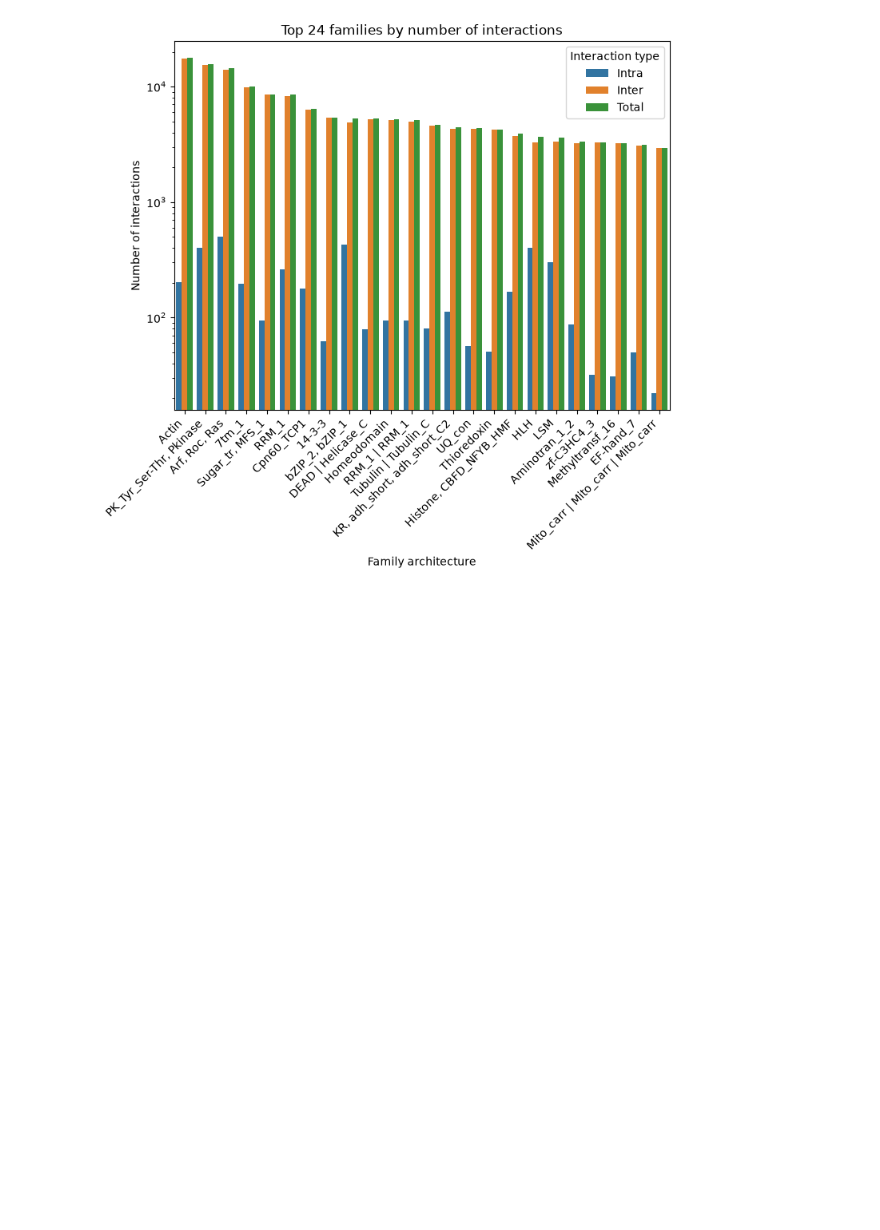
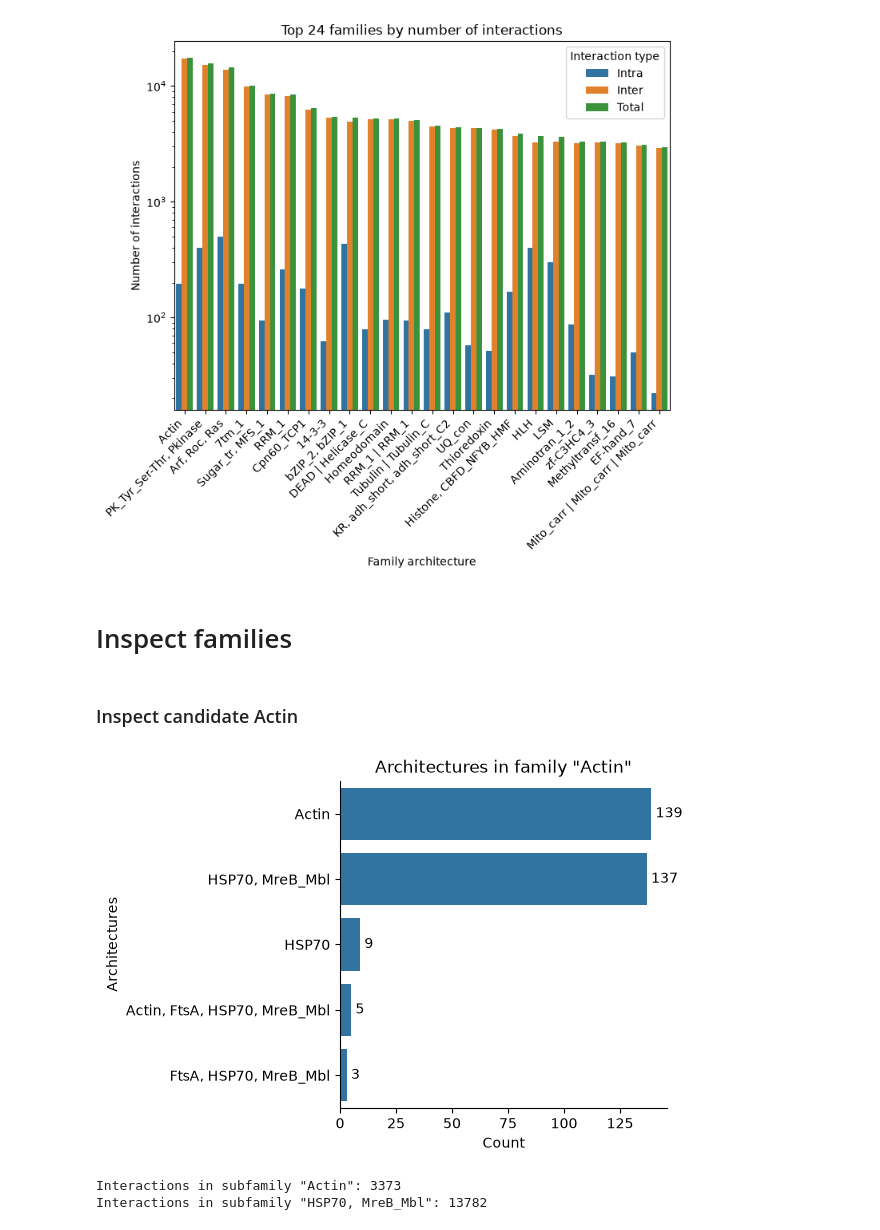
Before and after one commit to AlejandroSanchezCano/POFFT, a Jupyter notebook: visualization/X3.ipynb, the cells around one changed output. Saved outputs shown, nothing was run; the diff lists cells and outputs as text; code cells hidden in the pictures; blank space fills up the shorter version.

```diff
--- a/visualization/X3.ipynb
+++ b/visualization/X3.ipynb
@@ -150,3 +151,48 @@ plt.xticks(rotation=45, ha="right")
 plt.show()
 # %% [output]
 [figure]
+# %% [markdown]
+# Inspect families
+# %%
+# Obtain domain architectures from HMMER results
+domtblout_file = paths.CLUSTER / 'hmmscan.domtblout'
+domtblout = Domtblout.from_df_file(domtblout_file)
+domtblout.evalue_filter(
+    field='i_evalue',
+    threshold=config.IEVALUE_THRESHOLD
+)
+accession2architecture, _ = domtblout.solve_overlap(
+    alignment='env',
+    threshold=config.OVERLAP_THRESHOLD
+)
+# %%
+def plot_family_architectures(family: list) -> None:
+    # Instantiate domain architecture object
+    architecture = DomainArchitecture(family)
+
+    # Count domains
+    family_domains = []
+    for accession in representative2accessions[architecture]:
+        domains = accession2architecture[accession].domains()
+        domains = ', '.join(sorted(domains))
+        family_domains.append(domains)
+    family_domains = Counter(family_domains).most_common()
+    domains, counts = zip(*family_domains)
+
+    # Plot
+    fig, ax = plt.subplots(figsize=(6, max(4, 0.4 * len(domains))))
+    sns.barplot(
+        x=counts,
+        y=domains,
+        ax=ax,
+    )
+    ax.bar_label(ax.containers[0], padding=3)
+    ax.set(
+        xlabel="Count",
+        ylabel="Domains",
+    )
+    ax.spines[["top", "right"]].set_visible(False)
+    fig.tight_layout()
+    plt.title(f'Architectures in family "{architecture.prettify()}"')
+    plt.ylabel("Architectures")
+    plt.show()
@@ -152,0 +222,26 @@ plt.show()
+# %% [markdown]
+### Inspect candidate Actin
+# %%
+plot_family_architectures([['Actin']])
+# %% [output]
+[figure, added]
+# %%
+# Interactions in subfamily "Actin" of family "Actin"
+count_actin = 0
+count_hsp70 = 0
+for row in tqdm(df.itertuples(index=False, name=None), total=len(df)):
+    # Obtain architectures
+    architecture1 = DomainArchitecture(accession2architecture[row[0]])
+    name1 = architecture1.prettify()
+    architecture2 = DomainArchitecture(accession2architecture[row[1]])
+    name2 = architecture2.prettify()
+    if name1 == 'Actin' or name2 == 'Actin':
+        count_actin += 1
+    if name1 == 'HSP70, MreB_Mbl' or name2 == 'HSP70, MreB_Mbl':
+        count_hsp70 += 1
+
+print(f'Interactions in subfamily "Actin": {count_actin}')
+print(f'Interactions in subfamily "HSP70, MreB_Mbl": {count_hsp70}')
+# %% [output]
+Interactions in subfamily "Actin": 3373
+Interactions in subfamily "HSP70, MreB_Mbl": 13782
```
Also changed, not shown: parts of 20 cells of this notebook, 4 other files.
